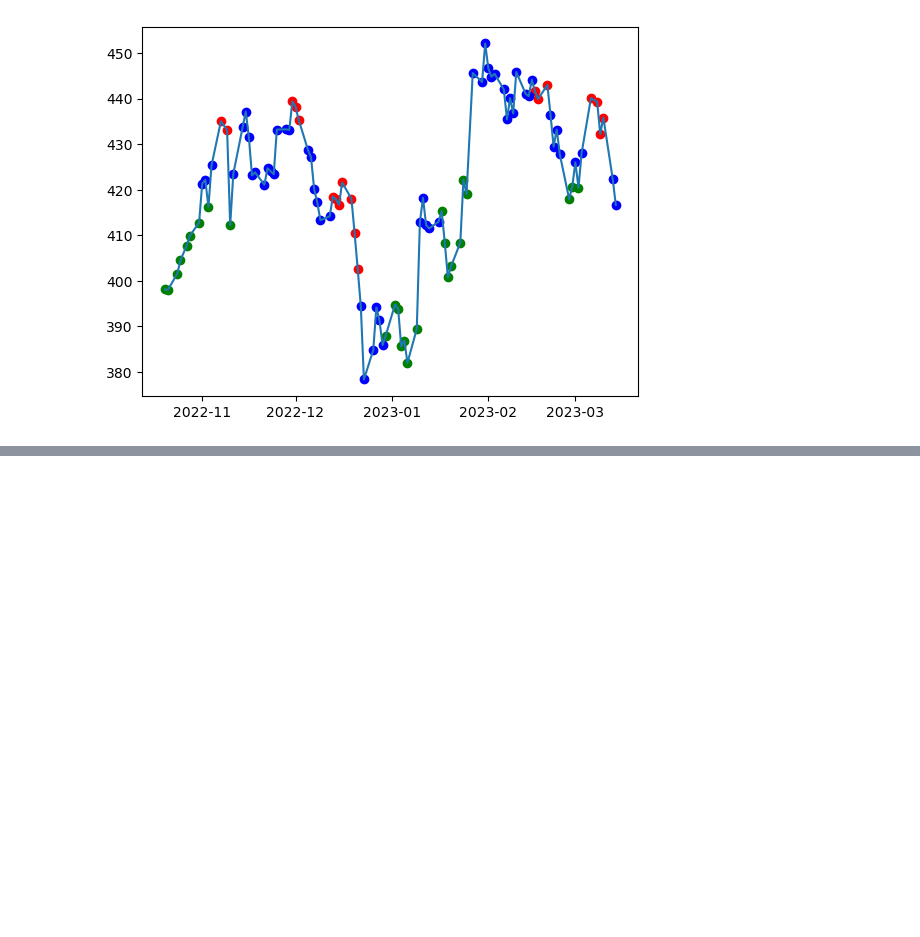
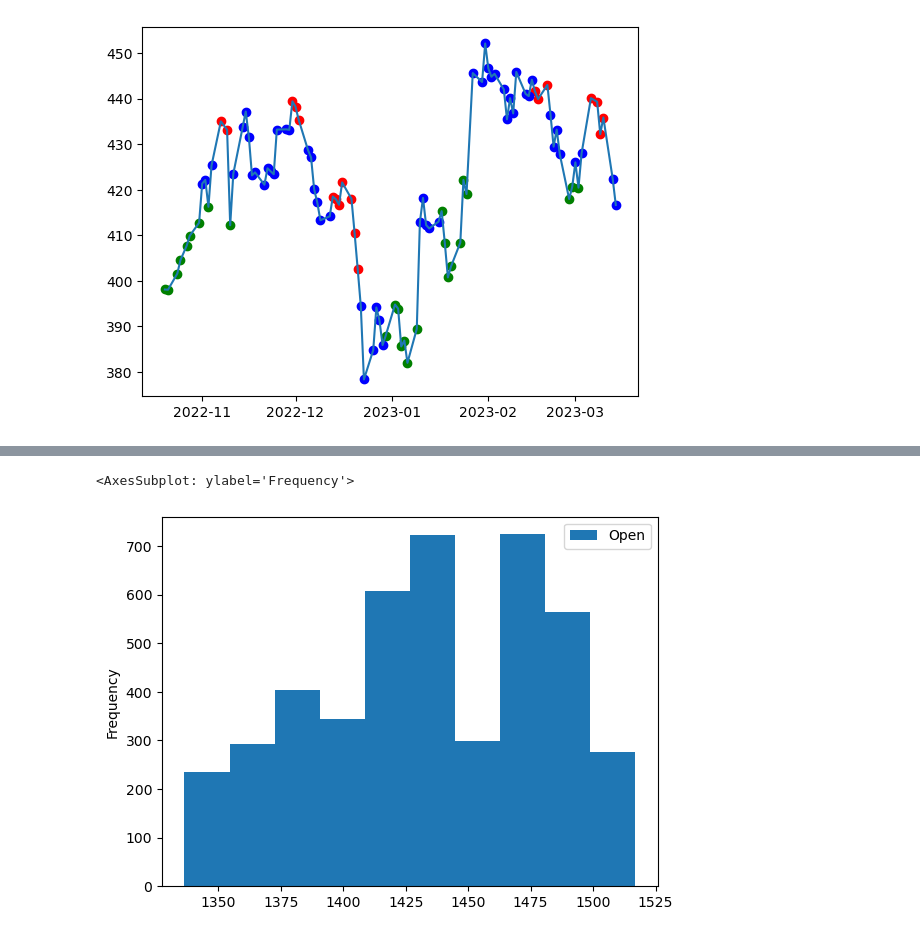
Before and after one commit to meet-seth/Algo_Trading, a Jupyter notebook: dataset.ipynb, the cells around one changed output, grey strips where cells are left out. Cells and saved outputs as stored; diff of their text form; code cells hidden in the pictures; blank space fills up the shorter version.

```diff
--- a/dataset.ipynb
+++ b/dataset.ipynb
@@ -313,0 +635,5 @@ plt.scatter(y=tata_ds.price[-x:].loc[tata_ds.final_targets[-x:]==0],x=tata_ds.pr
+# %%
+data[["Open"]].plot(kind="hist")
+# %% [output]
+<AxesSubplot: ylabel='Frequency'>
+[figure, added]
```
Also changed, not shown: parts of 103 cells of this notebook, 2 other files.
